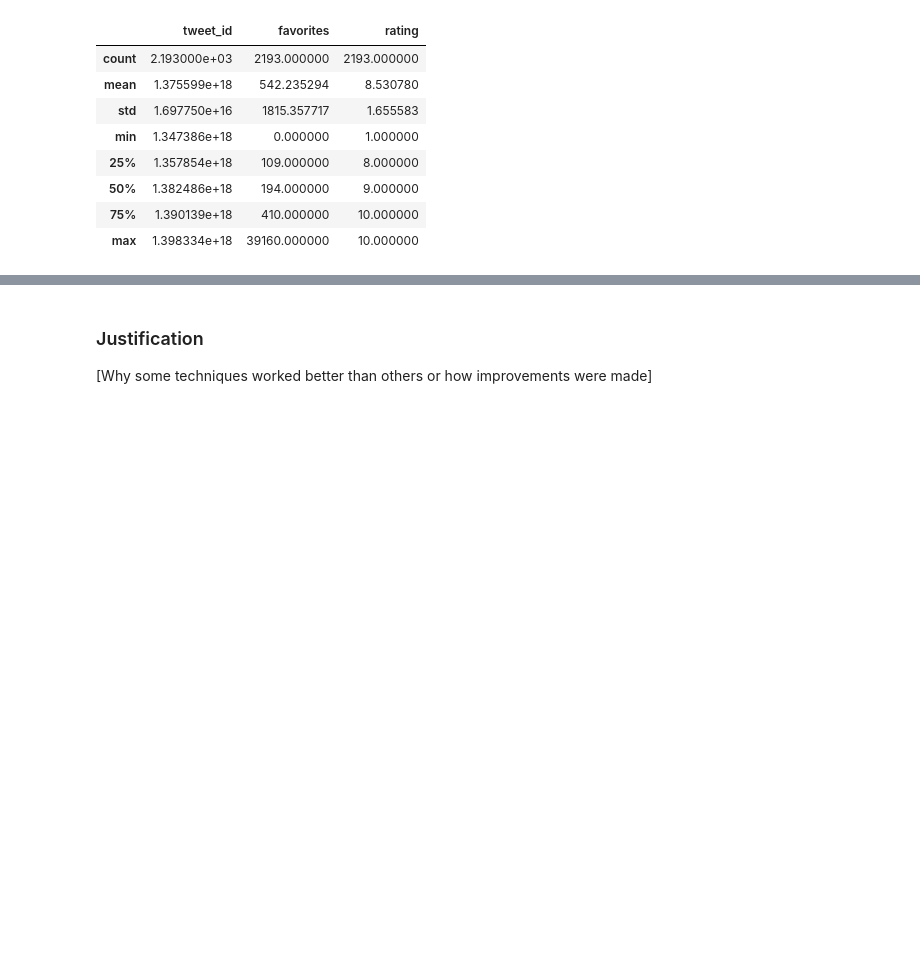
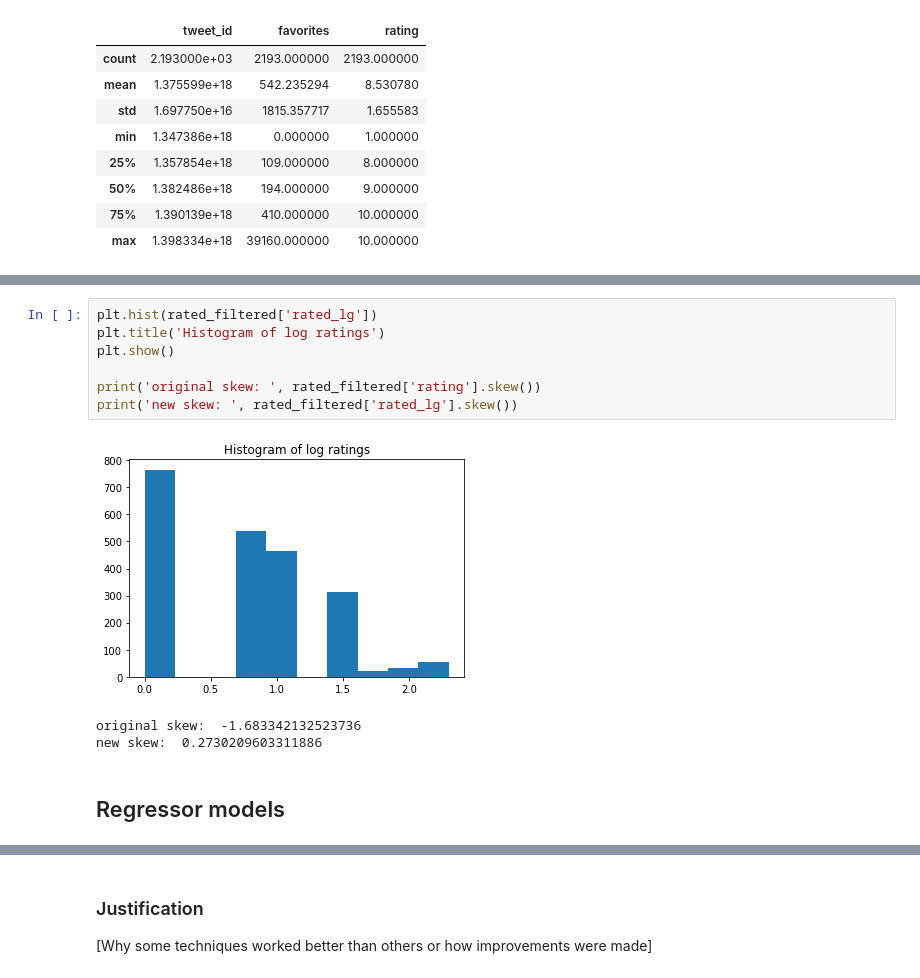
Before and after one commit to laurenmarar/RoomRater, a Jupyter notebook: RoomRater.ipynb, the cells around one changed output, grey strips where cells are left out. Cells and saved outputs as stored; diff of their text form; blank space fills up the shorter version.

```diff
--- a/RoomRater.ipynb
+++ b/RoomRater.ipynb
@@ -534,0 +615,13 @@ rated_copy2.sort_values(by=['diff'], ascending=False).head(15)
+# %%
+plt.hist(rated_filtered['rated_lg'])
+plt.title('Histogram of log ratings')
+plt.show()
+
+print('original skew: ', rated_filtered['rating'].skew())
+print('new skew: ', rated_filtered['rated_lg'].skew())
+# %% [output]
+[figure, added]
+original skew:  -1.683342132523736
+new skew:  0.2730209603311886
+# %% [markdown]
+## Regressor models
```
Also changed, not shown: parts of 43 cells of this notebook.
